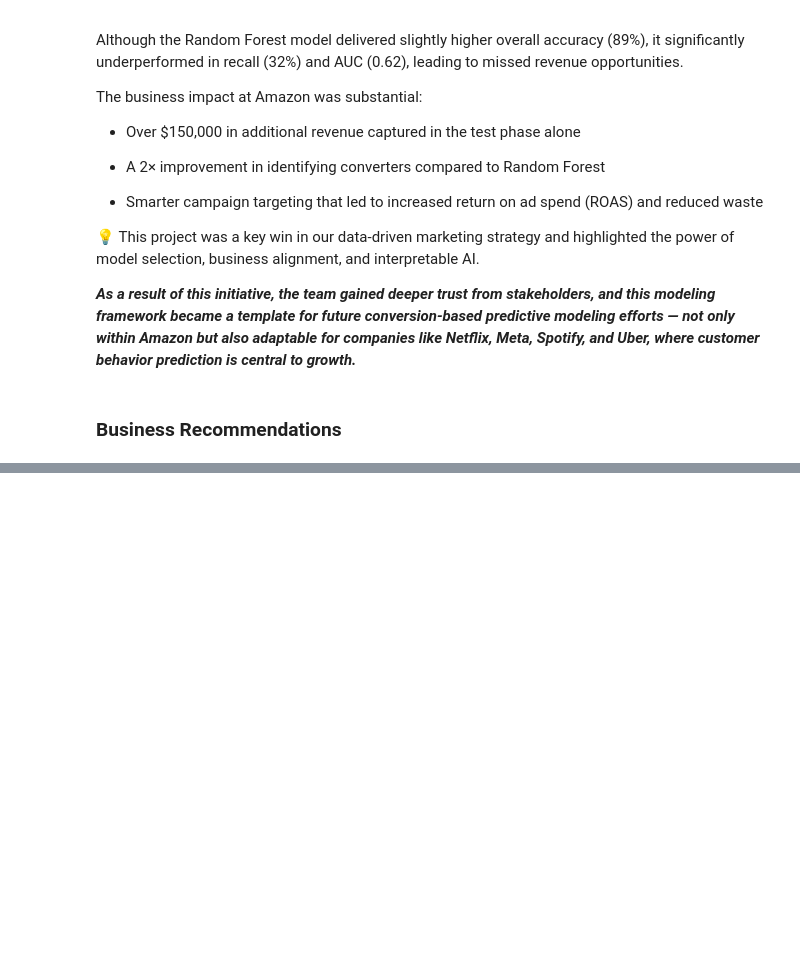
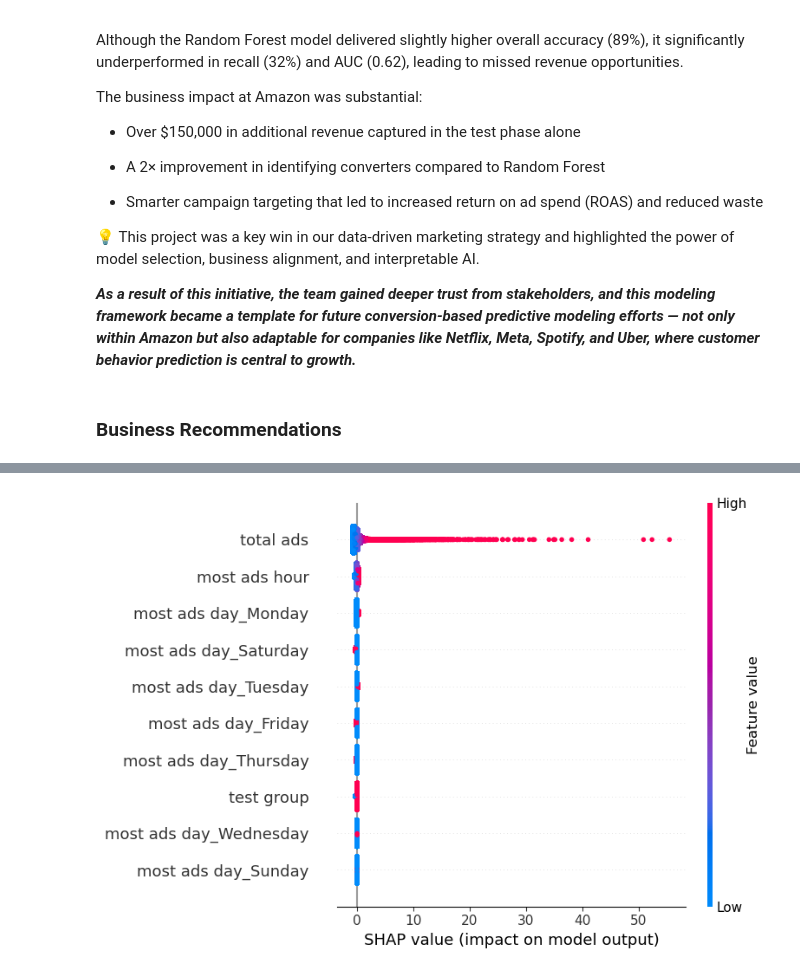
Before and after one commit to SweetySeelam2/Marketing_Strategy_AB_Testing, a Jupyter notebook: Marketing_AB_Testing.ipynb, the cells around one changed output, grey strips where cells are left out. Drawn from its saved outputs; the diff is of its cells as text; code cells hidden in the pictures; blank space fills up the shorter version.

```diff
--- a/Marketing_AB_Testing.ipynb
+++ b/Marketing_AB_Testing.ipynb
@@ -195,7 +197,7 @@ from sklearn.ensemble import RandomForestClassifier
 import pickle
 # %%
 # Laod the dataset:
-df = pd.read_csv(r'C:\Users\sweet\Desktop\DataScience\Github projects\Deployment files\Marketing-AB-Testing-streamlit\data\Marketing_AB_Testing.csv')
+df = pd.read_csv(r"C:\Users\sweet\Desktop\DataScience\Github projects\Deployment files\Marketing-AB-Testing-streamlit\AB_testing+ML_Prediction\data\Marketing_AB_Testing.csv")
 # %%
 df.head(10)
 # %% [output]
@@ -486,0 +534,23 @@ The business impact at Amazon was substantial:
+# %%
+# Extract raw model and preprocess test data
+from sklearn.impute import SimpleImputer
+from sklearn.preprocessing import StandardScaler
+
+# Prepare raw X_test used by the model
+imputer = SimpleImputer(strategy='mean')
+scaler = StandardScaler()
+
+X_test_imputed = imputer.fit_transform(X_test)
+X_test_scaled = scaler.fit_transform(X_test_imputed)
+
+# Get the raw model
+log_model = log_pipeline.named_steps['model']
+# %%
+import shap
+
+explainer = shap.Explainer(log_model, X_test_scaled)
+shap_values = explainer(X_test_scaled)
+# %%
+shap.summary_plot(shap_values, features=X_test_scaled, feature_names=X_test.columns)
+# %% [output]
+[figure, added]
```
Also changed, not shown: parts of 14 cells of this notebook.
